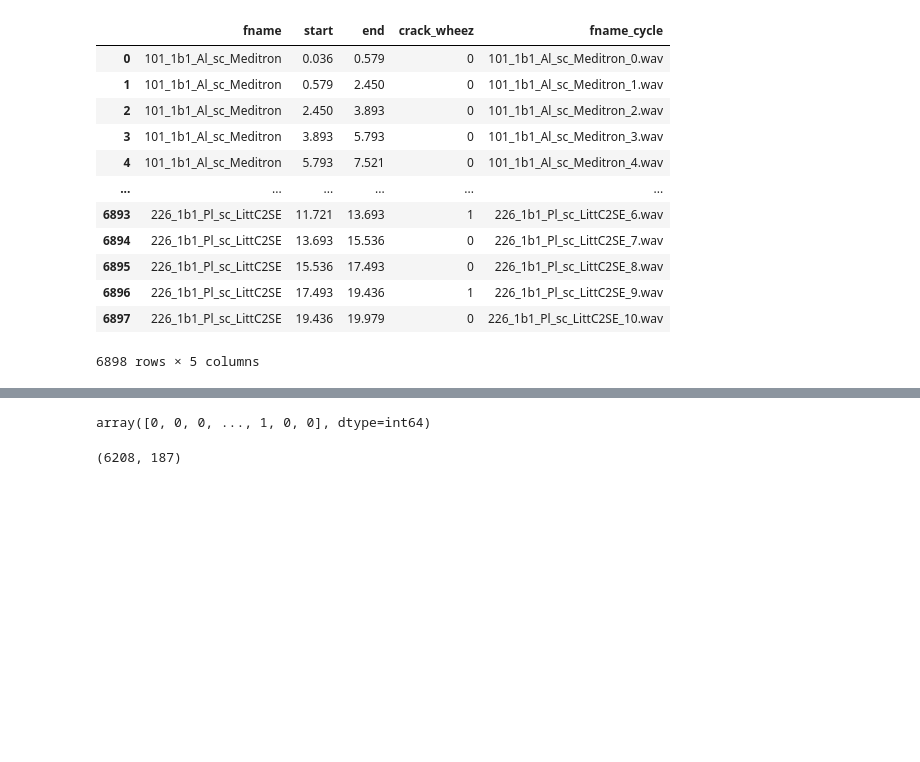
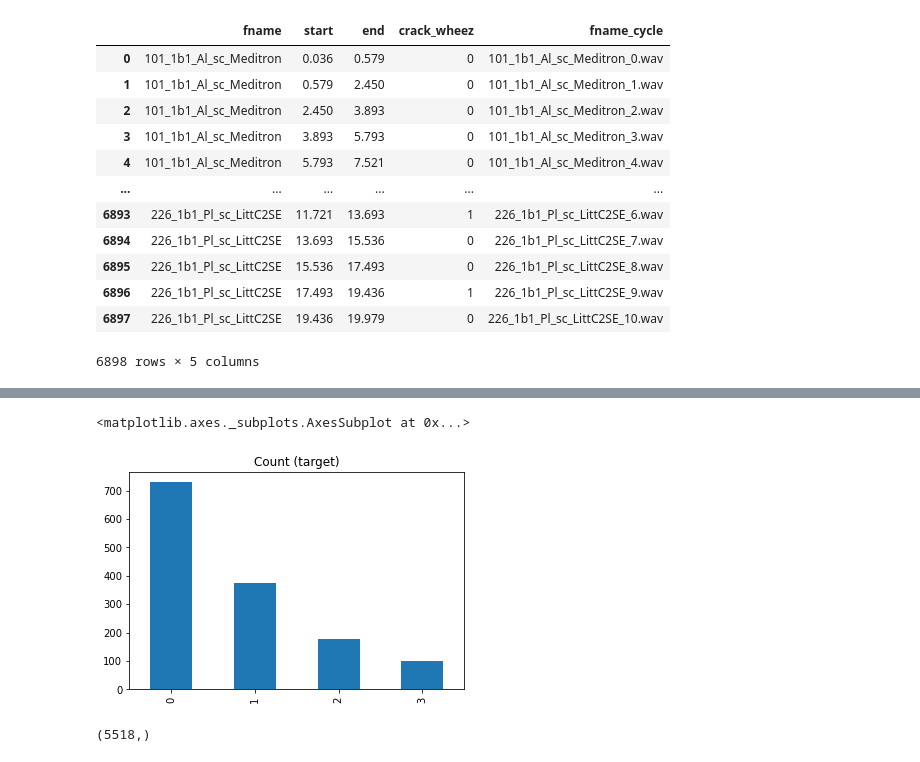
Before and after one commit to priyanshi9692/Adaptive-and-Heuristic-AI-enabled-IoT-Edge-for-high-risk-and-rural-patients, a Jupyter notebook: machinelearning/Respiratory/respiratory_1dconv.ipynb, the cells around one changed output, grey strips where cells are left out. Cells and saved outputs as stored; diff of their text form; code cells hidden in the pictures; blank space fills up the shorter version.

```diff
--- a/machinelearning/Respiratory/respiratory_1dconv.ipynb
+++ b/machinelearning/Respiratory/respiratory_1dconv.ipynb
@@ -48,2 +60,7 @@ test_df.reset_index(drop=True, inplace=True)
+# %%
+test_df.crack_wheez.value_counts().plot(kind='bar', title='Count (target)')
+# %% [output]
+<matplotlib.axes._subplots.AxesSubplot at 0x...>
+[figure, added]
 # %%
 def audio_features(filename):
@@ -72,11 +87,6 @@ def build_feat(df):
 # %%
 X_, y_ = build_feat(train_df)
 # %%
-y_
+y_.shape
 # %% [output]
-array([0, 0, 0, ..., 1, 0, 0], dtype=int64)
+(5518,)
-# %%
-
-X_.shape
-# %% [output]
-(6208, 187)
```
Also changed, not shown: parts of 23 cells of this notebook.
